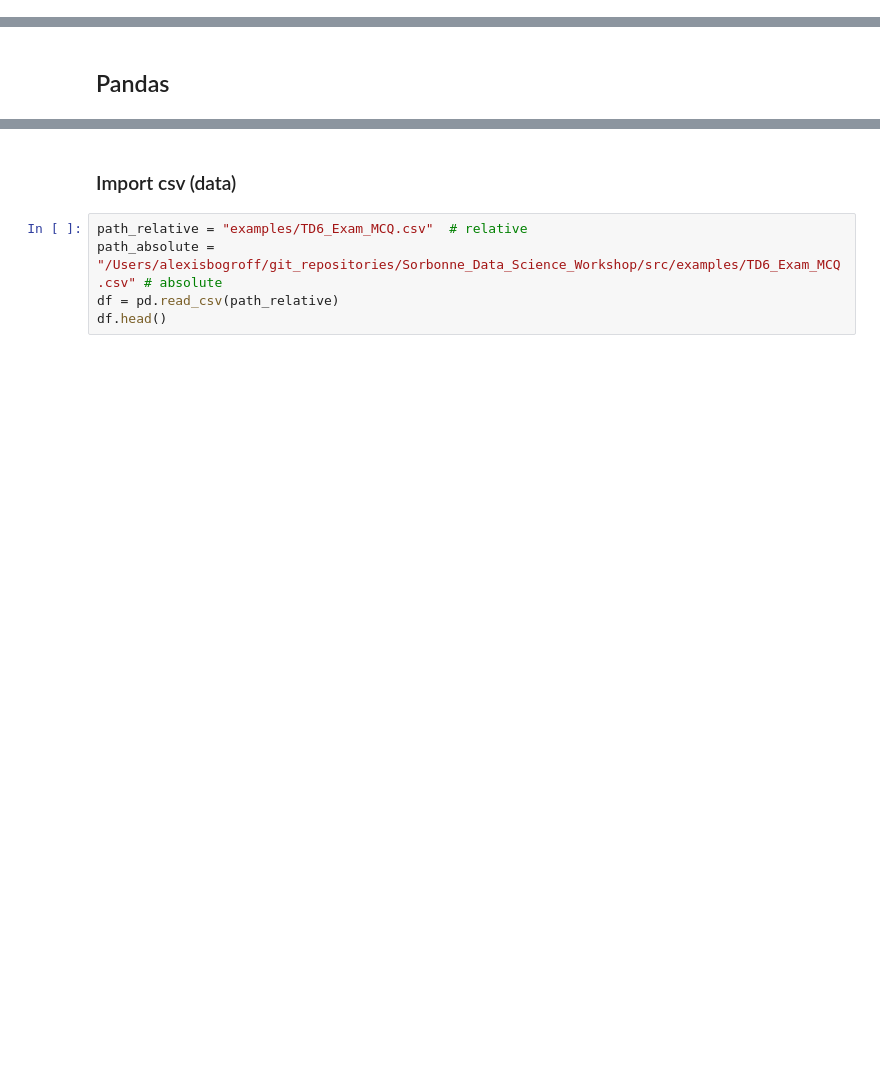
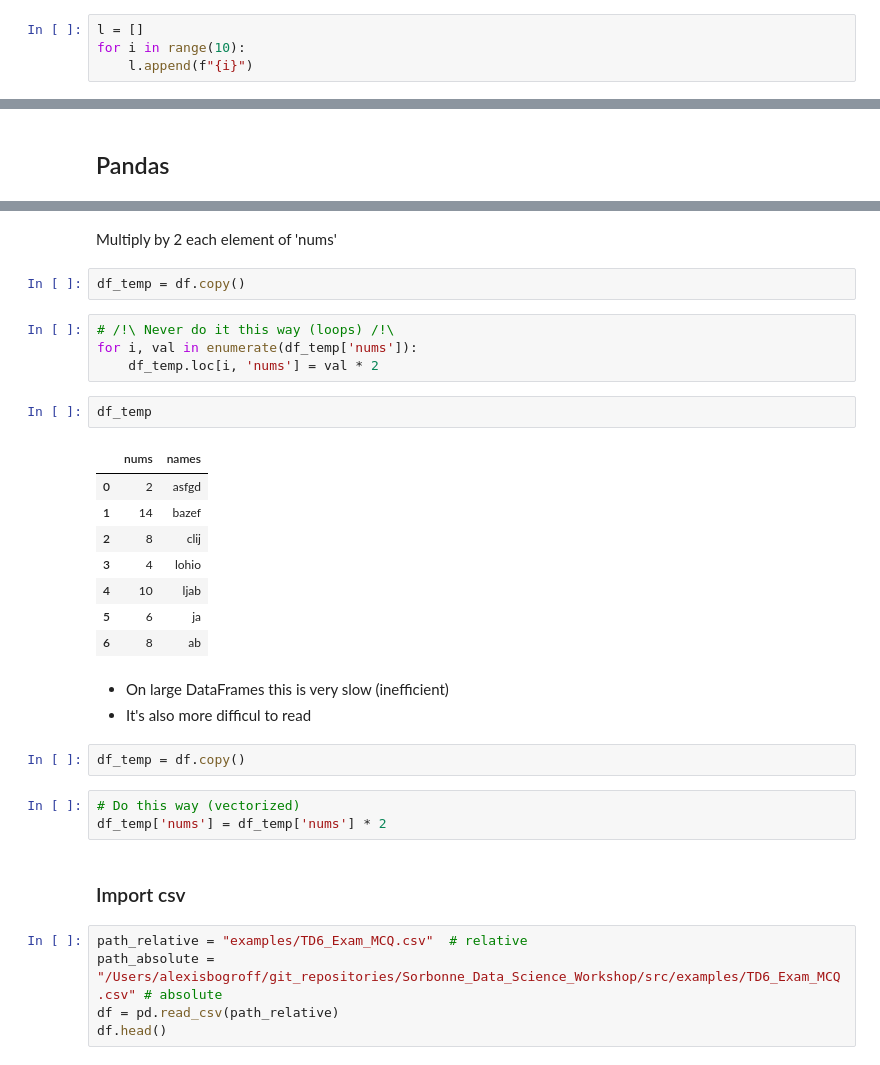
Before and after one commit to AlexisBogroff/Sorbonne_Data_Science_Workshop, a Jupyter notebook: src/intro_python.ipynb, the cells around one changed output, grey strips where cells are left out. Cells and saved outputs as stored; diff of their text form; blank space fills up the shorter version.

```diff
--- a/src/intro_python.ipynb
+++ b/src/intro_python.ipynb
@@ -441,0 +477,4 @@ Something
+# %%
+l = []
+for i in range(10):
+    l.append(f"{i}")
@@ -444,5 +531,32 @@ Something
+# %% [markdown]
+Multiply by 2 each element of 'nums'
+# %%
+df_temp = df.copy()
+# %%
+# /!\ Never do it this way (loops) /!\
+for i, val in enumerate(df_temp['nums']):
+    df_temp.loc[i, 'nums'] = val * 2
+# %%
+df_temp
+# %% [output]
+|  | nums | names |
+| 0 | 2 | asfgd |
+| 1 | 14 | bazef |
+| 2 | 8 | clij |
+| 3 | 4 | lohio |
+| 4 | 10 | ljab |
+| 5 | 6 | ja |
+| 6 | 8 | ab |
+# %% [markdown]
+- On large DataFrames this is very slow (inefficient)
+- It's also more difficul to read
+# %%
+df_temp = df.copy()
+# %%
+# Do this way (vectorized)
+df_temp['nums'] = df_temp['nums'] * 2
 # %% [markdown]
-### Import csv (data)
+### Import csv
 # %%
 path_relative = "examples/TD6_Exam_MCQ.csv"  # relative
 path_absolute = "/Users/alexisbogroff/git_repositories/Sorbonne_Data_Science_Workshop/src/examples/TD6_Exam_MCQ.csv" # absolute
```
Also changed, not shown: parts of 21 cells of this notebook, 13 other files.
